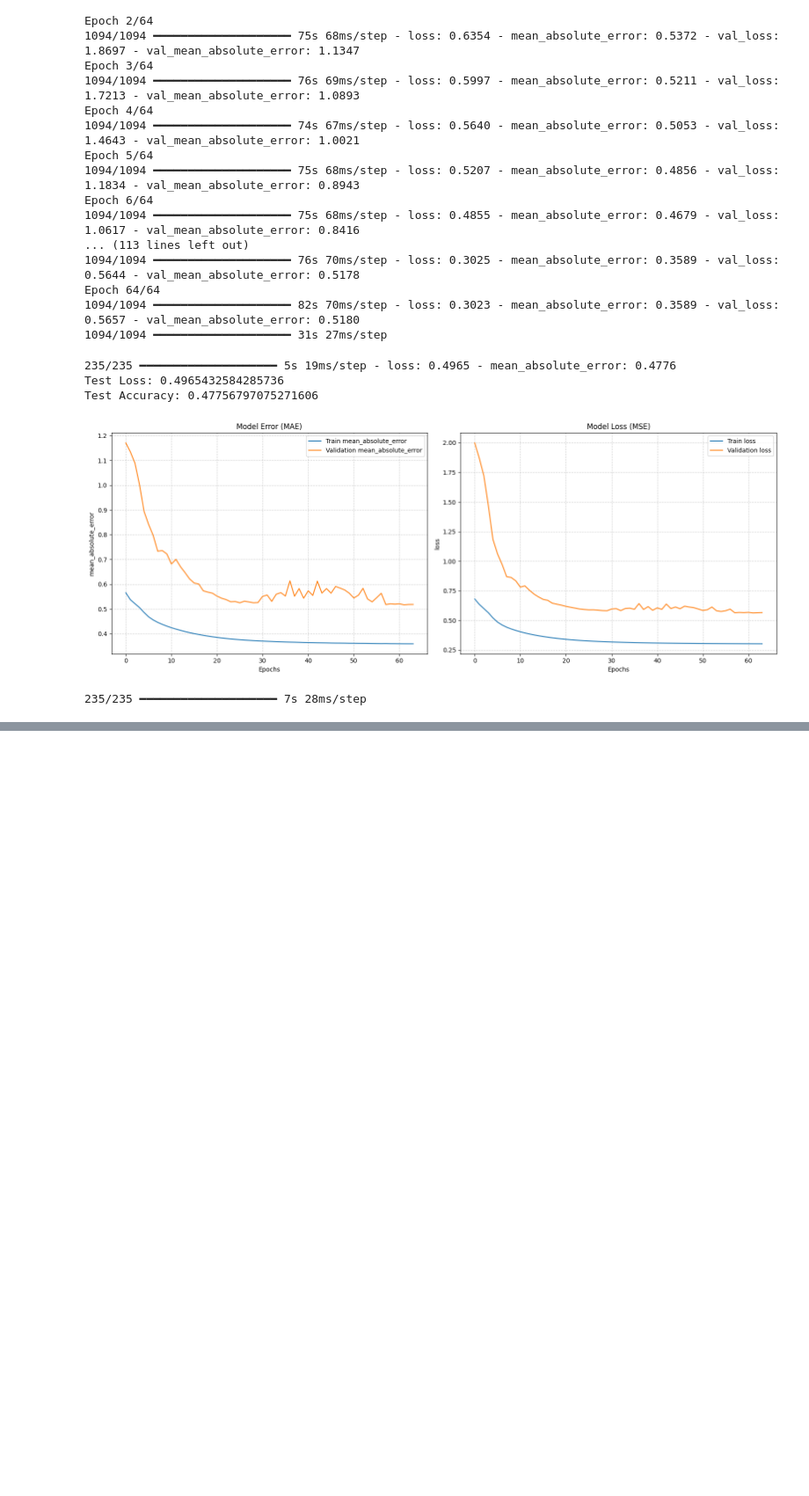
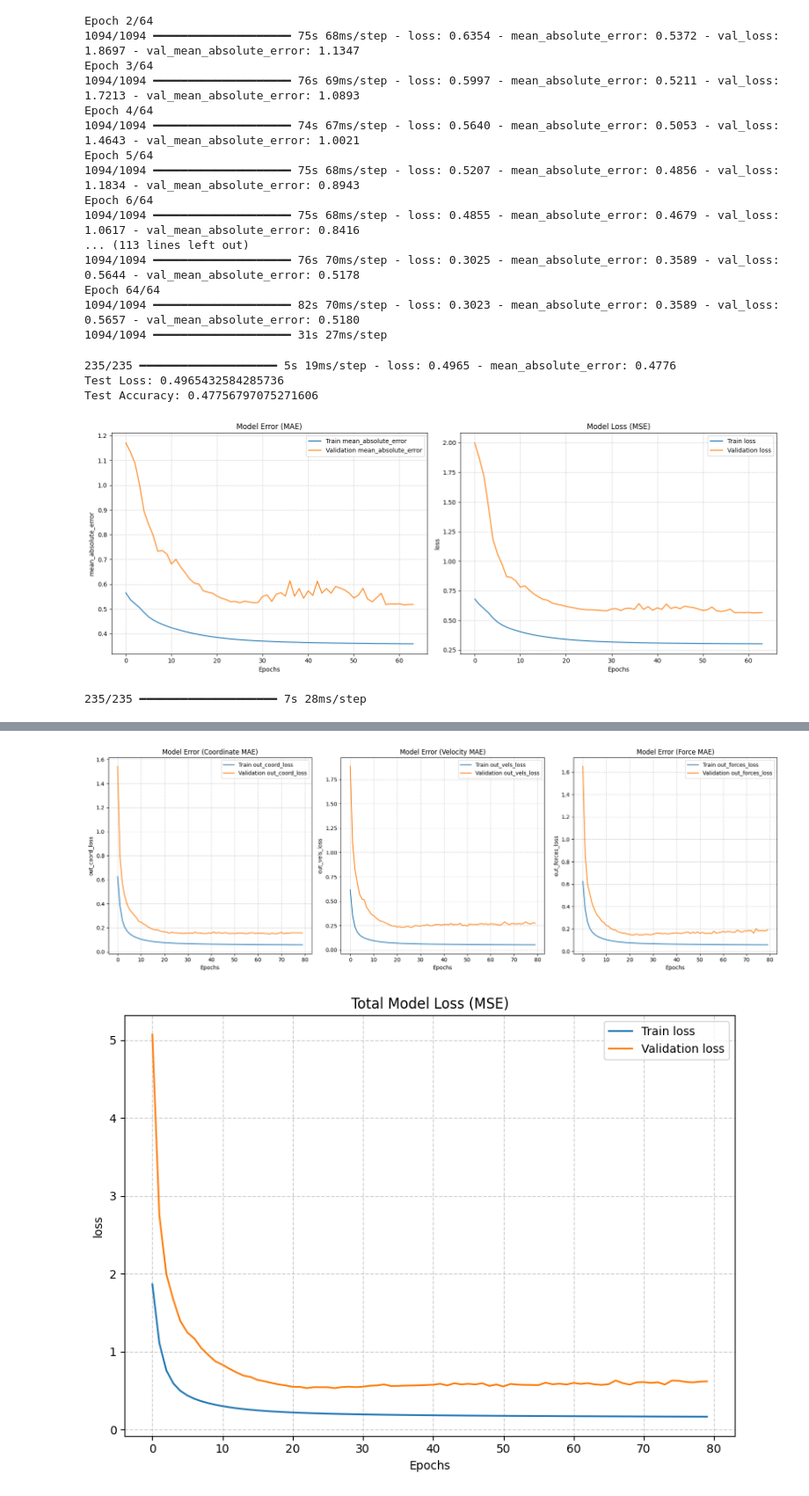
Before and after one commit to VincenzoDamico/ProteinDynamics, a Jupyter notebook: LSTM.ipynb, the cells around one changed output, grey strips where cells are left out. Shown at 88% size. Saved outputs shown, nothing was run; the diff lists cells and outputs as text; code cells hidden in the pictures; blank space fills up the shorter version.

Commit message:
The second type of prediction model: multi-input, multi-output model. it achieved good results.

```diff
--- a/LSTM.ipynb
+++ b/LSTM.ipynb
@@ -271,0 +290,4 @@ plt.show()
+# %%
+look_back=4
+epochs= 80
+batchs_size=32
@@ -271,0 +315,16 @@ plt.show()
+# %%
+trainX_vels=X_reshaped[:train_end,:,138*3:138*6]
+testX_vels=X_reshaped[train_end:val_end,:,138*3:138*6]
+valX_vels=X_reshaped[val_end:,:,138*3:138*6]
+
+trainY_vels=Y_reshaped[:train_end,138*3:138*6]
+testY_vels=Y_reshaped[train_end:val_end,138*3:138*6]
+valY_vels=Y_reshaped[val_end:,138*3:138*6]
+# %%
+trainX_forces=X_reshaped[:train_end,:,138*6:]
+testX_forces=X_reshaped[train_end:val_end,:,138*6:]
+valX_forces=X_reshaped[val_end:,:,138*6:]
+
+trainY_forces=Y_reshaped[:train_end,138*6:]
+testY_forces=Y_reshaped[train_end:val_end,138*6:]
+valY_forces=Y_reshaped[val_end:,138*6:]
@@ -271,0 +442,47 @@ plt.show()
+# %%
+
+def plot_graphs(history, metric, title):
+    # Safely check if the metric exists in the history dictionary
+    if metric in history.history:
+        plt.plot(history.history[metric], label=f'Train {metric}')
+        plt.plot(history.history['val_' + metric], label=f'Validation {metric}')
+    else:
+        print(f"Warning: Metric '{metric}' not found in history.")
+        return # Exit if metric not found to avoid plotting empty data
+
+    plt.xlabel("Epochs")
+    plt.ylabel(metric)
+    plt.title(title)
+    plt.legend()
+    plt.grid(True, linestyle='--', alpha=0.6)
+
+plt.figure(figsize=(18, 6)) # Increased figure size to accommodate more subplots
+
+# Subplot 1: Mean Absolute Error for Coordinates (dense_6_mean_absolute_error)
+plt.subplot(1, 3, 1) # Changed to 1 row, 3 columns
+# Based on model.summary() and model.fit() output, the MAE for coordinates (dense_6) is 'dense_6_mean_absolute_error'
+plot_graphs(history, 'out_coord_loss', 'Model Error (Coordinate MAE)')
+
+# Subplot 2: Mean Absolute Error for Velocities (dense_7_mean_absolute_error)
+plt.subplot(1, 3, 2) # Changed to 1 row, 3 columns
+# Based on model.summary() and model.fit() output, the MAE for velocities (dense_7) is 'dense_7_mean_absolute_error'
+plot_graphs(history, 'out_vels_loss', 'Model Error (Velocity MAE)')
+
+# Subplot 3: Mean Absolute Error for Forces (dense_8_mean_absolute_error)
+plt.subplot(1, 3, 3) # Changed to 1 row, 3 columns
+# Based on model.summary() and model.fit() output, the MAE for forces (dense_8) is 'dense_8_mean_absolute_error'
+plot_graphs(history, 'out_forces_loss', 'Model Error (Force MAE)')
+
+plt.tight_layout()
+plt.savefig('training_curves_mae.png') # Saved with a new name to reflect the content
+plt.show()
+
+plt.figure(figsize=(8, 6))
+# Separate plot for Total Loss (Mean Squared Error)
+plot_graphs(history, 'loss', 'Total Model Loss (MSE)')
+plt.tight_layout()
+plt.savefig('training_curves_loss.png')
+plt.show()
+# %% [output]
+[figure, added]
+[figure, added]
```
Also changed, not shown: parts of 18 cells of this notebook.
